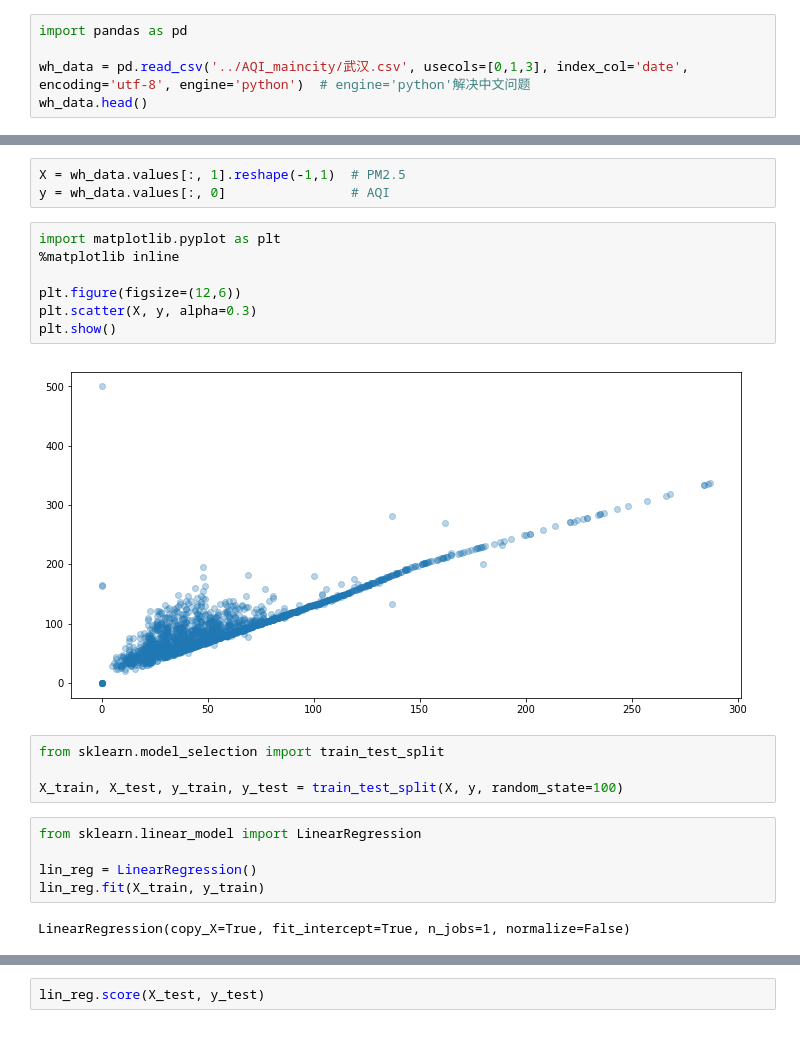
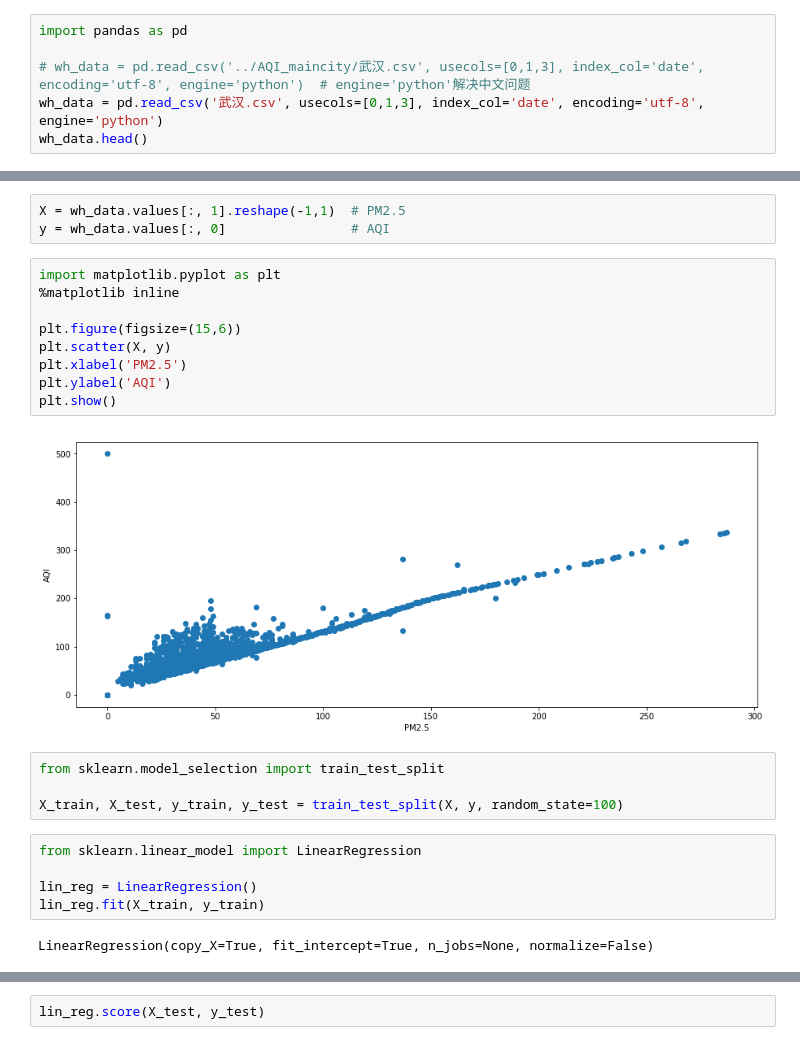
Before and after one commit to aimar112982/AQIstudy-1, a Jupyter notebook: AQI_analysis/LinRegforAQI.ipynb, the cells around one changed output, grey strips where cells are left out. Saved outputs shown, nothing was run; the diff lists cells and outputs as text.

```diff
--- a/AQI_analysis/LinRegforAQI.ipynb
+++ b/AQI_analysis/LinRegforAQI.ipynb
@@ -5,7 +19,8 @@ $AQI = k*PM2.5 + b$
 # %%
 import pandas as pd
 
-wh_data = pd.read_csv('../AQI_maincity/武汉.csv', usecols=[0,1,3], index_col='date', encoding='utf-8', engine='python')  # engine='python'解决中文问题
+# wh_data = pd.read_csv('../AQI_maincity/武汉.csv', usecols=[0,1,3], index_col='date', encoding='utf-8', engine='python')  # engine='python'解决中文问题
+wh_data = pd.read_csv('武汉.csv', usecols=[0,1,3], index_col='date', encoding='utf-8', engine='python')
 wh_data.head()
 # %% [output]
 |  | AQI | PM2.5 |
@@ -21,12 +36,14 @@ y = wh_data.values[:, 0]                # AQI
 # %%
 import matplotlib.pyplot as plt
 %matplotlib inline
 
-plt.figure(figsize=(12,6))
-plt.scatter(X, y, alpha=0.3)
+plt.figure(figsize=(15,6))
+plt.scatter(X, y)
+plt.xlabel('PM2.5')
+plt.ylabel('AQI')
 plt.show()
 # %% [output]
-[figure, old version]
+[figure, new version]
 # %%
 from sklearn.model_selection import train_test_split
 
@@ -37,5 +54,5 @@ from sklearn.linear_model import LinearRegression
 lin_reg = LinearRegression()
 lin_reg.fit(X_train, y_train)
 # %% [output]
-LinearRegression(copy_X=True, fit_intercept=True, n_jobs=1, normalize=False)
+LinearRegression(copy_X=True, fit_intercept=True, n_jobs=None, normalize=False)
 # %%
```
Also changed, not shown: parts of 30 cells of this notebook, 1 other file.
